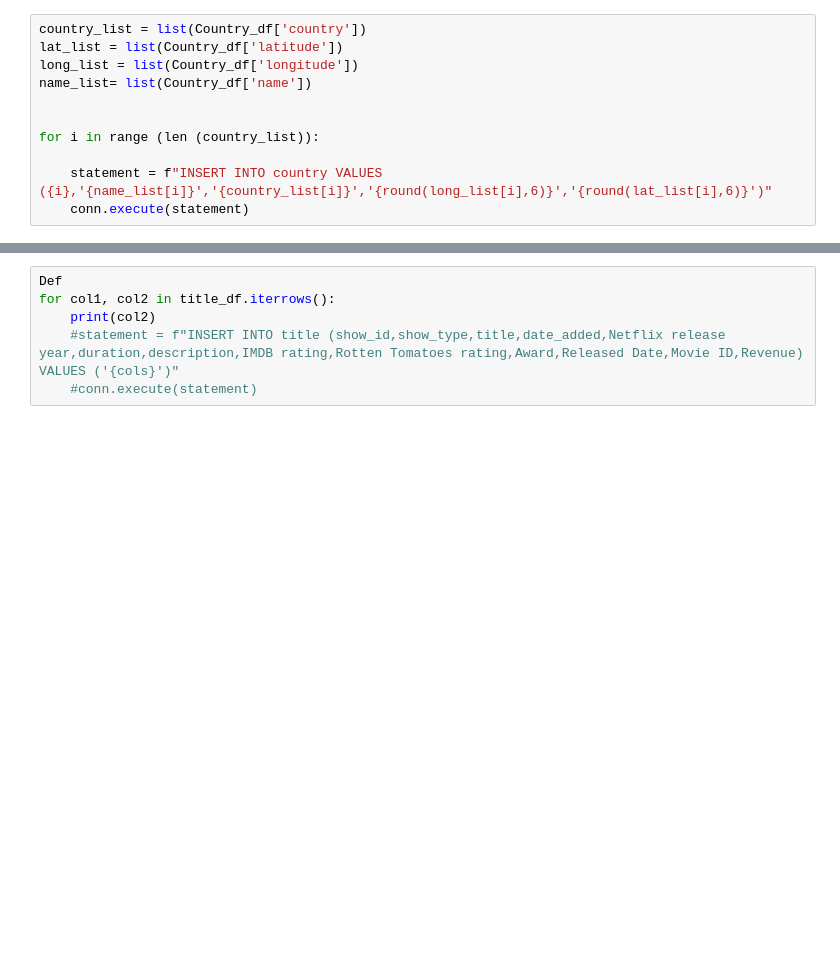
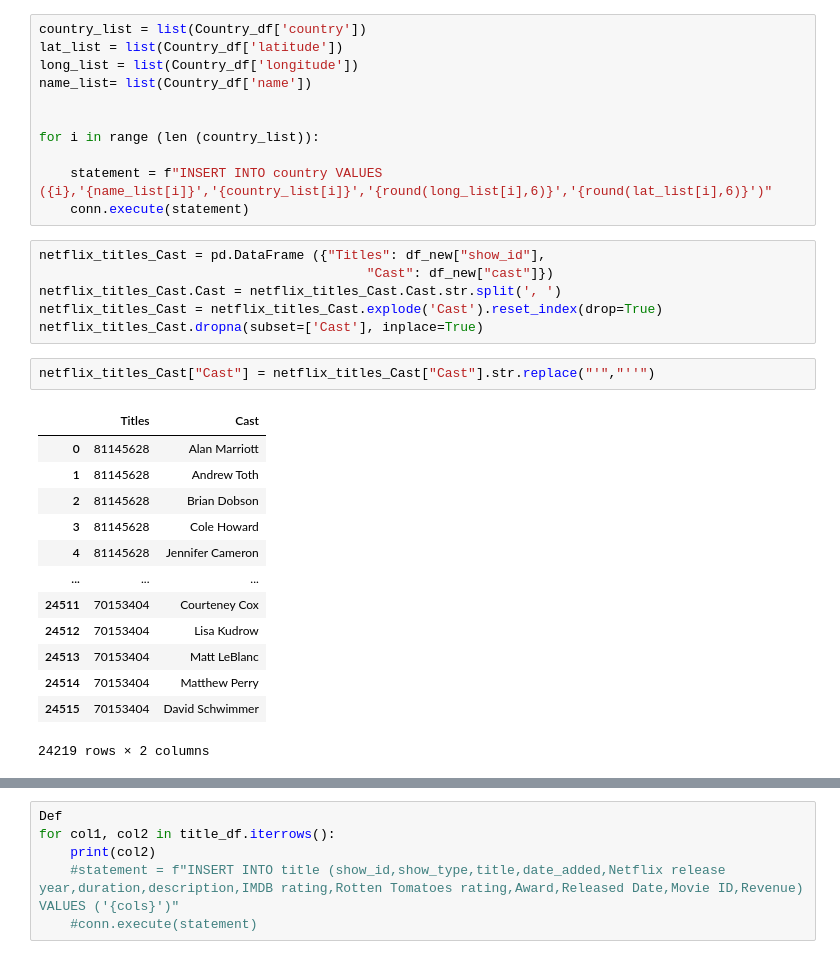
Before and after one commit to ahmadfarouk/ETL-Project, a Jupyter notebook: Project-2-Local.ipynb, the cells around one changed output, grey strips where cells are left out. Drawn from its saved outputs; the diff is of its cells as text; blank space fills up the shorter version.

```diff
--- a/Project-2-Local.ipynb
+++ b/Project-2-Local.ipynb
@@ -324,3 +330,25 @@ for i in range (len (country_list)):
 
     statement = f"INSERT INTO country VALUES  ({i},'{name_list[i]}','{country_list[i]}','{round(long_list[i],6)}','{round(lat_list[i],6)}')"
     conn.execute(statement)
+# %%
+netflix_titles_Cast = pd.DataFrame ({"Titles": df_new["show_id"],
+                                          "Cast": df_new["cast"]})
+netflix_titles_Cast.Cast = netflix_titles_Cast.Cast.str.split(', ')
+netflix_titles_Cast = netflix_titles_Cast.explode('Cast').reset_index(drop=True)
+netflix_titles_Cast.dropna(subset=['Cast'], inplace=True)
+# %%
+netflix_titles_Cast["Cast"] = netflix_titles_Cast["Cast"].str.replace("'","''")
+# %% [output]
+|  | Titles | Cast |
+| 0 | 81145628 | Alan Marriott |
+| 1 | 81145628 | Andrew Toth |
+| 2 | 81145628 | Brian Dobson |
+| 3 | 81145628 | Cole Howard |
+| 4 | 81145628 | Jennifer Cameron |
+| ... | ... | ... |
+| 24511 | 70153404 | Courteney Cox |
+| 24512 | 70153404 | Lisa Kudrow |
+| 24513 | 70153404 | Matt LeBlanc |
+| 24514 | 70153404 | Matthew Perry |
+| 24515 | 70153404 | David Schwimmer |
+24219 rows × 2 columns
```
Also changed, not shown: parts of 4 cells of this notebook, 1 other file.
